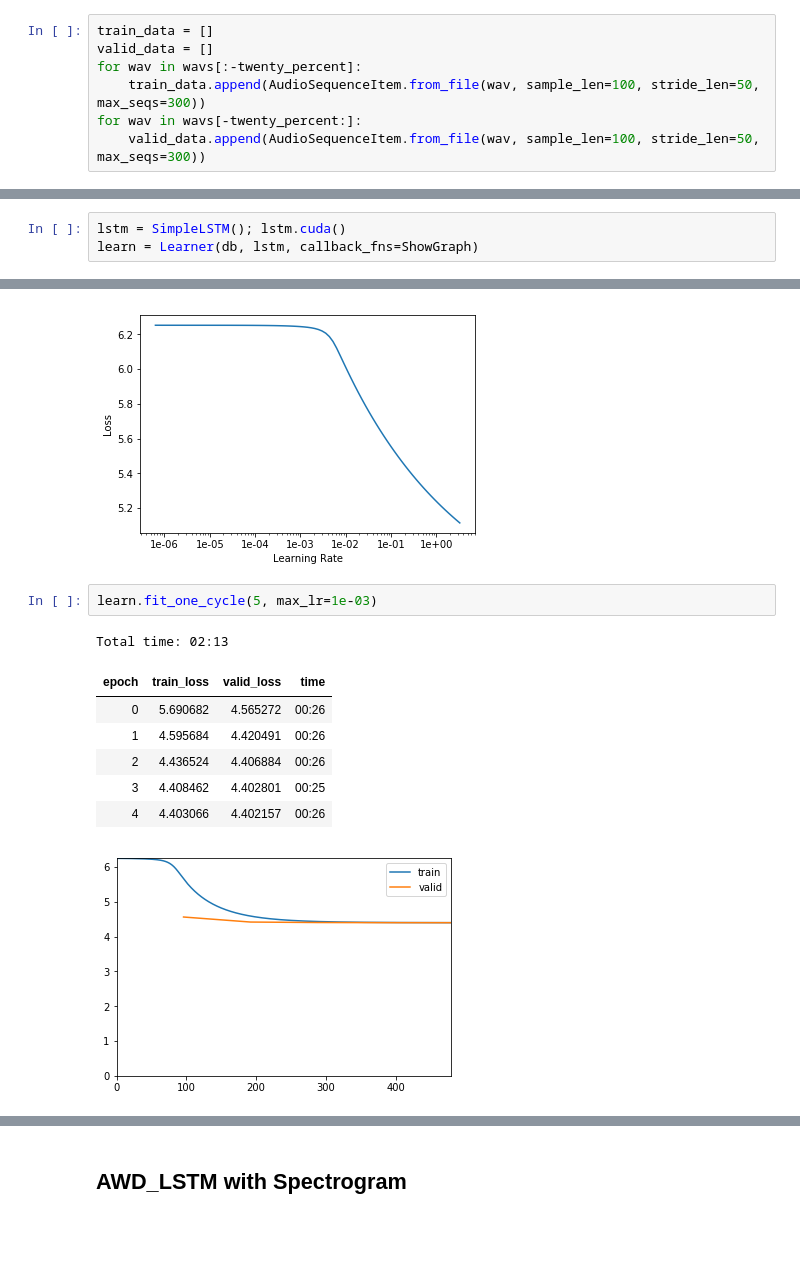
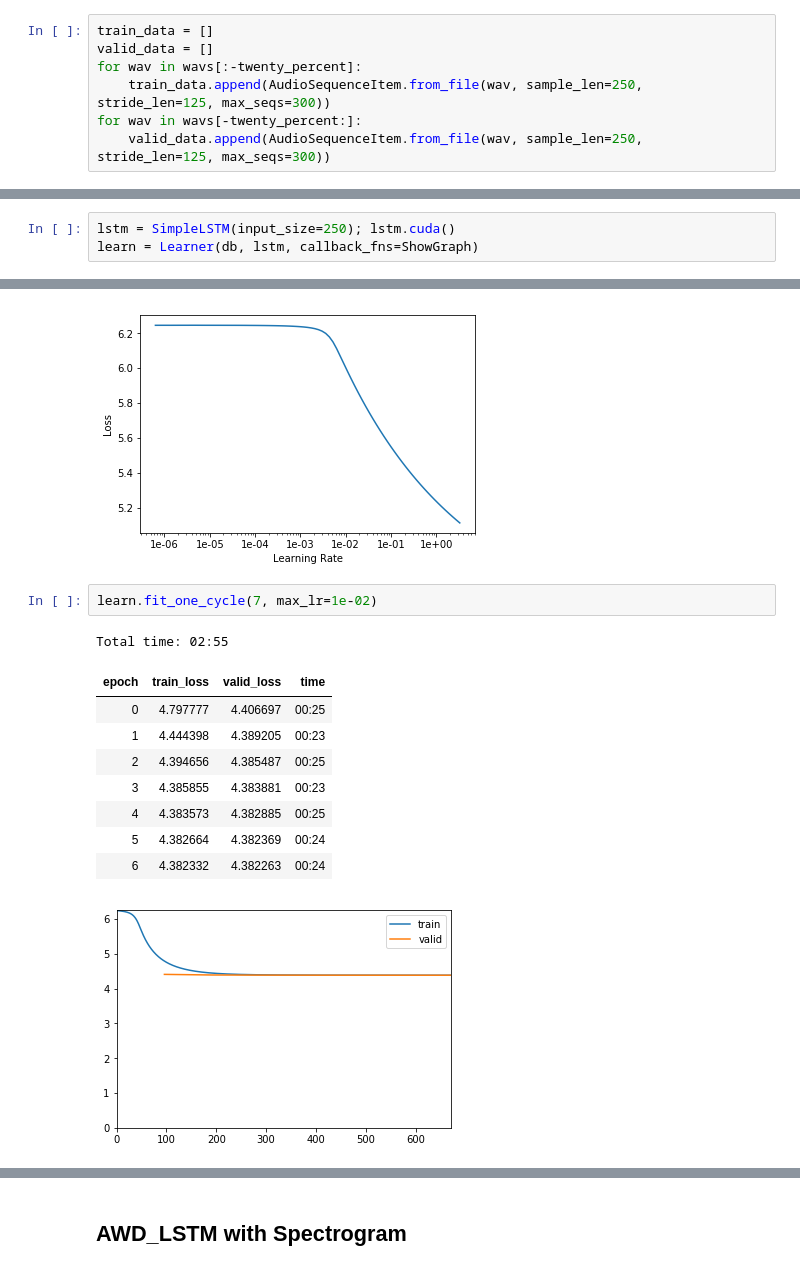
Before and after one commit to zcaceres/fastai-audio, a Jupyter notebook: AWD-LSTM.ipynb, the cells around one changed output, grey strips where cells are left out. Saved outputs shown, nothing was run; the diff lists cells and outputs as text; blank space fills up the shorter version.

```diff
--- a/AWD-LSTM.ipynb
+++ b/AWD-LSTM.ipynb
@@ -75,9 +74,9 @@ twenty_percent = int(len(wavs) * 0.2)
 train_data = []
 valid_data = []
 for wav in wavs[:-twenty_percent]:
-    train_data.append(AudioSequenceItem.from_file(wav, sample_len=100, stride_len=50, max_seqs=300))
+    train_data.append(AudioSequenceItem.from_file(wav, sample_len=250, stride_len=125, max_seqs=300))
 for wav in wavs[-twenty_percent:]:
-    valid_data.append(AudioSequenceItem.from_file(wav, sample_len=100, stride_len=50, max_seqs=300))
+    valid_data.append(AudioSequenceItem.from_file(wav, sample_len=250, stride_len=125, max_seqs=300))
 # %%
 train_data[:2], valid_data[:2]
 # %% [output]
@@ -113,7 +115,7 @@ class SimpleLSTM(nn.Module):
                 hiddens.append(hidden)
         return out
 # %%
-lstm = SimpleLSTM(); lstm.cuda()
+lstm = SimpleLSTM(input_size=250); lstm.cuda()
 learn = Learner(db, lstm, callback_fns=ShowGraph)
 # %%
 lr_find(learn)
@@ -123,13 +125,15 @@ learn.recorder.plot()
 LR Finder is complete, type {learner_name}.recorder.plot() to see the graph.
 [figure]
 # %%
-learn.fit_one_cycle(5, max_lr=1e-03)
+learn.fit_one_cycle(7, max_lr=1e-02)
 # %% [output]
-Total time: 02:13
+Total time: 02:55
 | epoch | train_loss | valid_loss | time |
-| 0 | 5.690682 | 4.565272 | 00:26 |
-| 1 | 4.595684 | 4.420491 | 00:26 |
-| 2 | 4.436524 | 4.406884 | 00:26 |
-| 3 | 4.408462 | 4.402801 | 00:25 |
-| 4 | 4.403066 | 4.402157 | 00:26 |
+| 0 | 4.797777 | 4.406697 | 00:25 |
+| 1 | 4.444398 | 4.389205 | 00:23 |
+| 2 | 4.394656 | 4.385487 | 00:25 |
+| 3 | 4.385855 | 4.383881 | 00:23 |
+| 4 | 4.383573 | 4.382885 | 00:25 |
+| 5 | 4.382664 | 4.382369 | 00:24 |
+| 6 | 4.382332 | 4.382263 | 00:24 |
-[figure, old version]
+[figure, new version]
```
Also changed, not shown: parts of 15 cells of this notebook.
